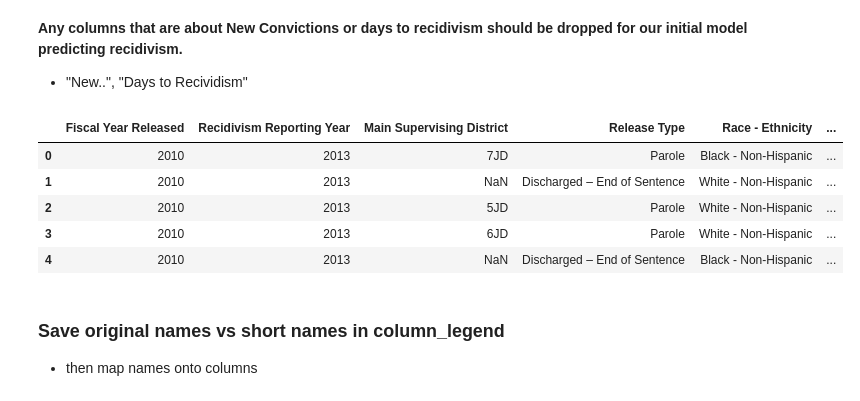
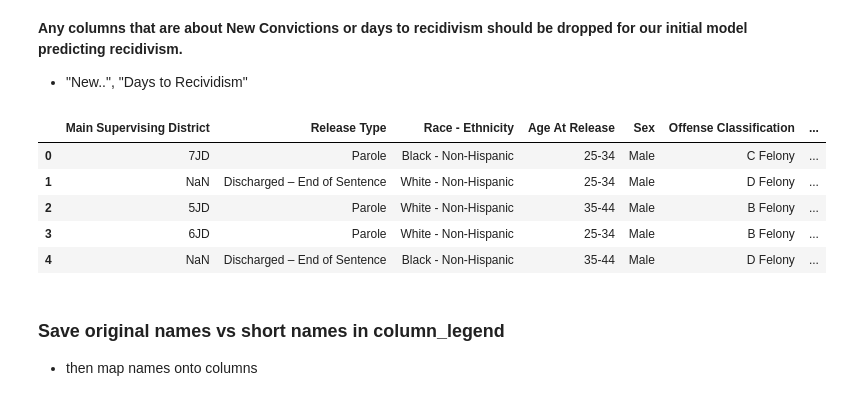
Before and after one commit to jirvingphd/iowa-prisoner-recidivism-mod-3-project, a Jupyter notebook: student-JMI-pruning-final.ipynb, the cells around one changed output. Cells and saved outputs as stored; diff of their text form; code cells hidden in the pictures.

```diff
--- a/student-JMI-pruning-final.ipynb
+++ b/student-JMI-pruning-final.ipynb
@@ -163,21 +163,21 @@ df
 - "New..", "Days to Recividism"
 # %%
 ## Drop cols related to recivism details
-drop_expr = ['New',"Days","Recidivism Type"]
+drop_expr = ['New',"Days","Recidivism Type","Year"]
 
 drop_cols = []
 for exp in drop_expr:
     drop_cols.extend([col for col in df.columns if exp in col])
 
 df.drop(columns=drop_cols,inplace=True)
 df.head()
 # %% [output]
-|  | Fiscal Year Released | Recidivism Reporting Year | Main Supervising District | Release Type | Race - Ethnicity | ... |
-| 0 | 2010 | 2013 | 7JD | Parole | Black - Non-Hispanic | ... |
-| 1 | 2010 | 2013 | NaN | Discharged – End of Sentence | White - Non-Hispanic | ... |
-| 2 | 2010 | 2013 | 5JD | Parole | White - Non-Hispanic | ... |
-| 3 | 2010 | 2013 | 6JD | Parole | White - Non-Hispanic | ... |
-| 4 | 2010 | 2013 | NaN | Discharged – End of Sentence | Black - Non-Hispanic | ... |
+|  | Main Supervising District | Release Type | Race - Ethnicity | Age At Release | Sex | Offense Classification | ... |
+| 0 | 7JD | Parole | Black - Non-Hispanic | 25-34 | Male | C Felony | ... |
+| 1 | NaN | Discharged – End of Sentence | White - Non-Hispanic | 25-34 | Male | D Felony | ... |
+| 2 | 5JD | Parole | White - Non-Hispanic | 35-44 | Male | B Felony | ... |
+| 3 | 6JD | Parole | White - Non-Hispanic | 25-34 | Male | B Felony | ... |
+| 4 | NaN | Discharged – End of Sentence | Black - Non-Hispanic | 35-44 | Male | D Felony | ... |
 # %% [markdown]
 ### Save original names vs short names in column_legend
 - then map names onto columns
```
Also changed, not shown: parts of 63 cells of this notebook, 1 other file.
